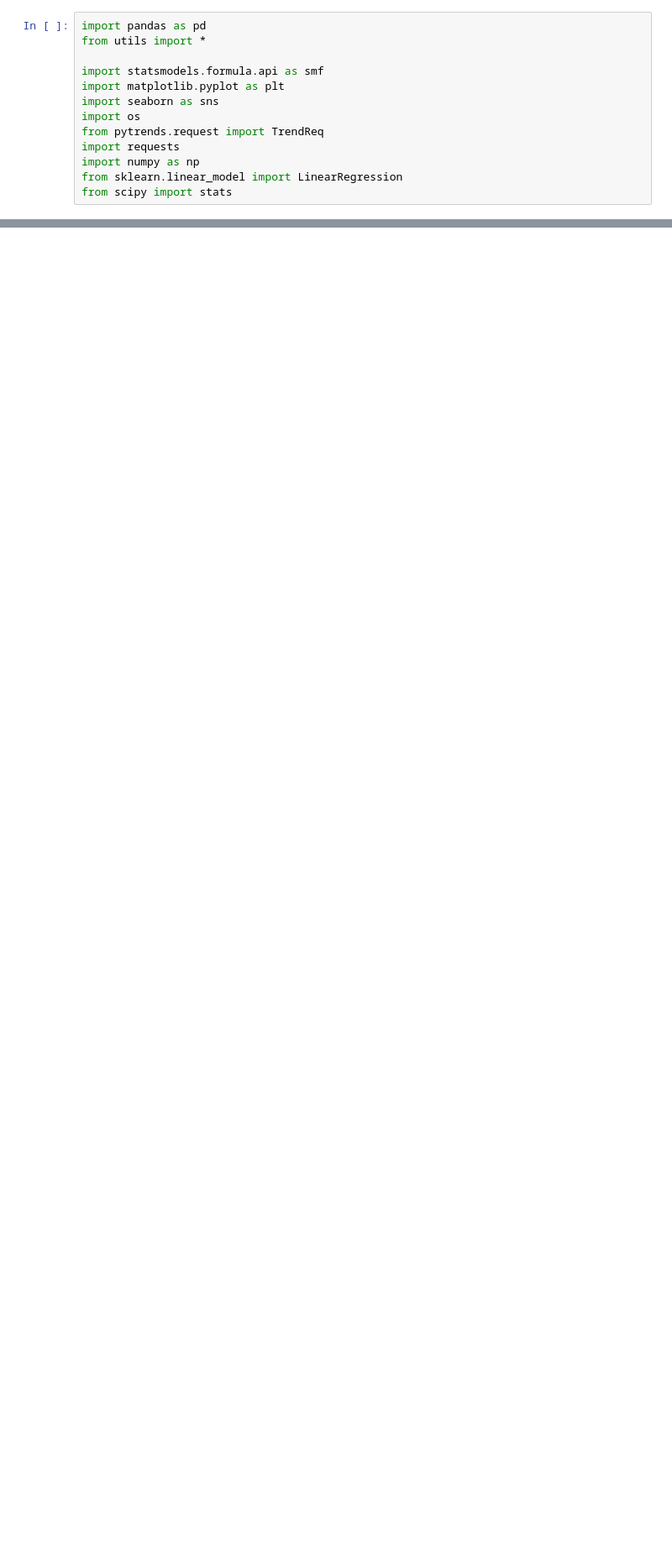
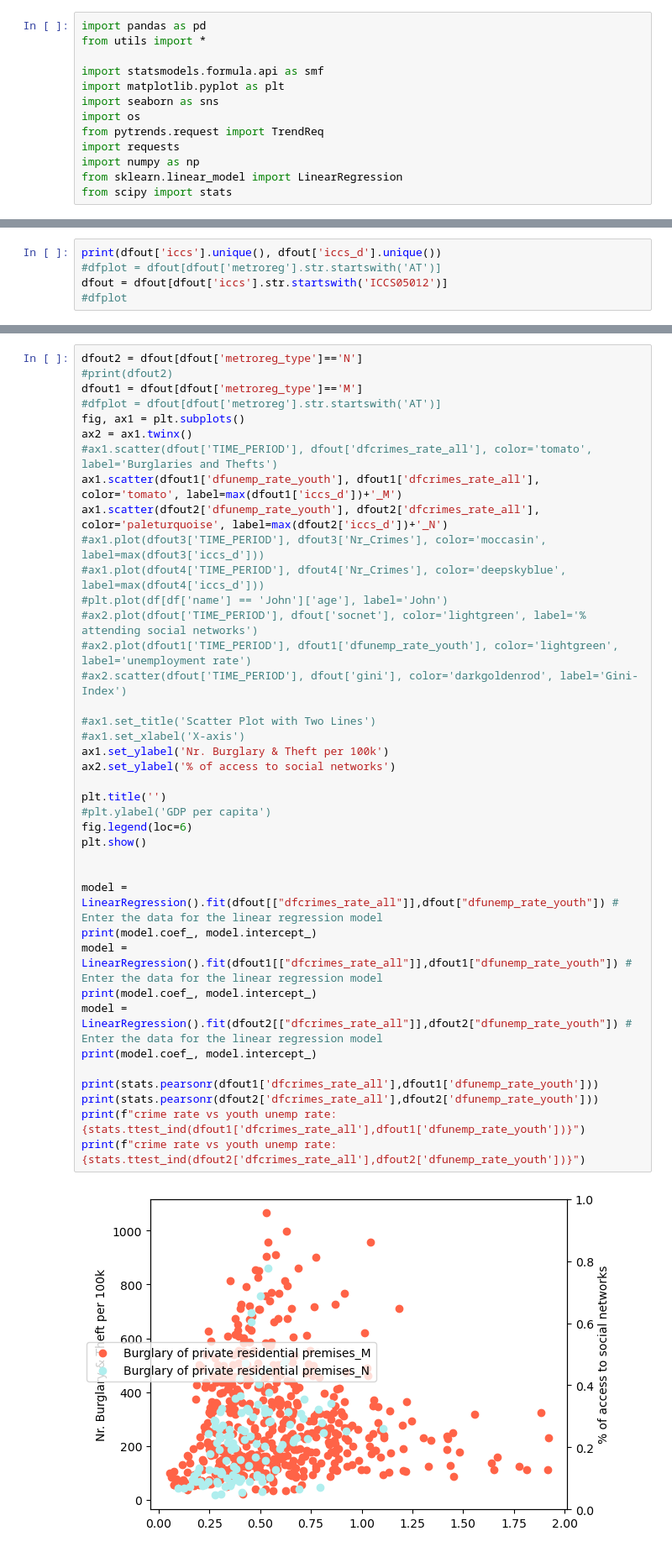
Before and after one commit to mh2134/fcss_w23_grp1, a Jupyter notebook: code/Project.ipynb, the cells around one changed output, grey strips where cells are left out. Shown at 84% size. Cells and saved outputs as stored; diff of their text form; blank space fills up the shorter version.

```diff
--- a/code/Project.ipynb
+++ b/code/Project.ipynb
@@ -146,0 +186,5 @@ dtype: object
+# %%
+print(dfout['iccs'].unique(), dfout['iccs_d'].unique())
+#dfplot = dfout[dfout['metroreg'].str.startswith('AT')]
+dfout = dfout[dfout['iccs'].str.startswith('ICCS05012')]
+#dfplot
@@ -146,0 +195,41 @@ dtype: object
+# %%
+dfout2 = dfout[dfout['metroreg_type']=='N']
+#print(dfout2)
+dfout1 = dfout[dfout['metroreg_type']=='M']
+#dfplot = dfout[dfout['metroreg'].str.startswith('AT')]
+fig, ax1 = plt.subplots()
+ax2 = ax1.twinx()
+#ax1.scatter(dfout['TIME_PERIOD'], dfout['dfcrimes_rate_all'], color='tomato', label='Burglaries and Thefts')
+ax1.scatter(dfout1['dfunemp_rate_youth'], dfout1['dfcrimes_rate_all'], color='tomato', label=max(dfout1['iccs_d'])+'_M')
+ax1.scatter(dfout2['dfunemp_rate_youth'], dfout2['dfcrimes_rate_all'], color='paleturquoise', label=max(dfout2['iccs_d'])+'_N')
+#ax1.plot(dfout3['TIME_PERIOD'], dfout3['Nr_Crimes'], color='moccasin', label=max(dfout3['iccs_d']))
+#ax1.plot(dfout4['TIME_PERIOD'], dfout4['Nr_Crimes'], color='deepskyblue', label=max(dfout4['iccs_d']))
+#plt.plot(df[df['name'] == 'John']['age'], label='John')
+#ax2.plot(dfout['TIME_PERIOD'], dfout['socnet'], color='lightgreen', label='% attending social networks')
+#ax2.plot(dfout1['TIME_PERIOD'], dfout1['dfunemp_rate_youth'], color='lightgreen', label='unemployment rate')
+#ax2.scatter(dfout['TIME_PERIOD'], dfout['gini'], color='darkgoldenrod', label='Gini-Index')
+
+#ax1.set_title('Scatter Plot with Two Lines')
+#ax1.set_xlabel('X-axis')
+ax1.set_ylabel('Nr. Burglary & Theft per 100k')
+ax2.set_ylabel('% of access to social networks')
+
+plt.title('')
+#plt.ylabel('GDP per capita')
+fig.legend(loc=6)
+plt.show()
+
+
+model = LinearRegression().fit(dfout[["dfcrimes_rate_all"]],dfout["dfunemp_rate_youth"]) # Enter the data for the linear regression model
+print(model.coef_, model.intercept_)
+model = LinearRegression().fit(dfout1[["dfcrimes_rate_all"]],dfout1["dfunemp_rate_youth"]) # Enter the data for the linear regression model
+print(model.coef_, model.intercept_)
+model = LinearRegression().fit(dfout2[["dfcrimes_rate_all"]],dfout2["dfunemp_rate_youth"]) # Enter the data for the linear regression model
+print(model.coef_, model.intercept_)
+
+print(stats.pearsonr(dfout1['dfcrimes_rate_all'],dfout1['dfunemp_rate_youth']))
+print(stats.pearsonr(dfout2['dfcrimes_rate_all'],dfout2['dfunemp_rate_youth']))
+print(f"crime rate vs youth unemp rate: {stats.ttest_ind(dfout1['dfcrimes_rate_all'],dfout1['dfunemp_rate_youth'])}")
+print(f"crime rate vs youth unemp rate: {stats.ttest_ind(dfout2['dfcrimes_rate_all'],dfout2['dfunemp_rate_youth'])}")
+# %% [output]
+[figure, added]
```
Also changed, not shown: parts of 17 cells of this notebook, 2 other files.
